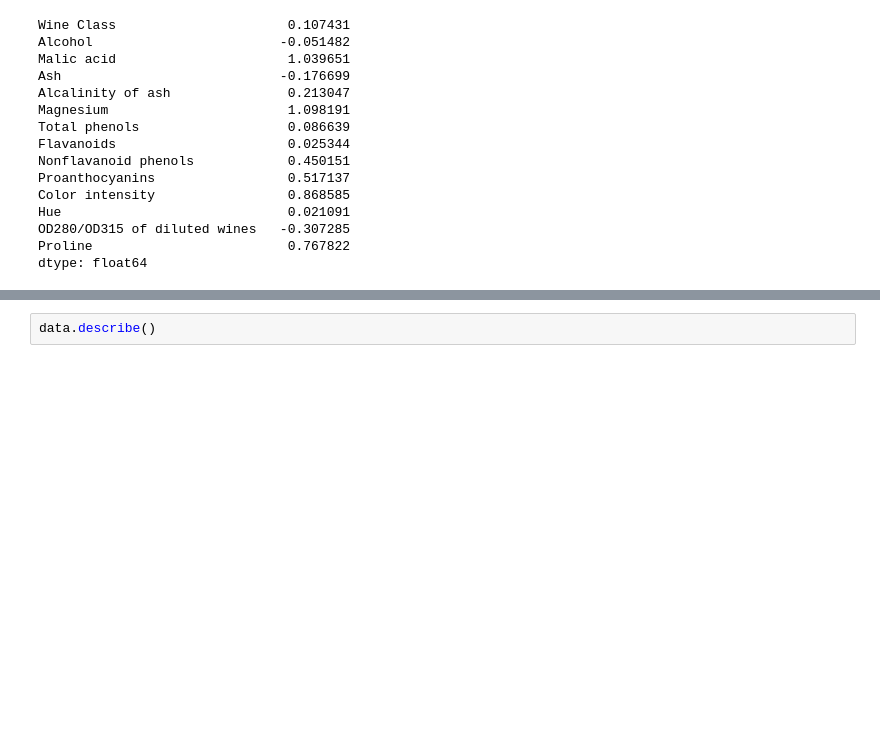
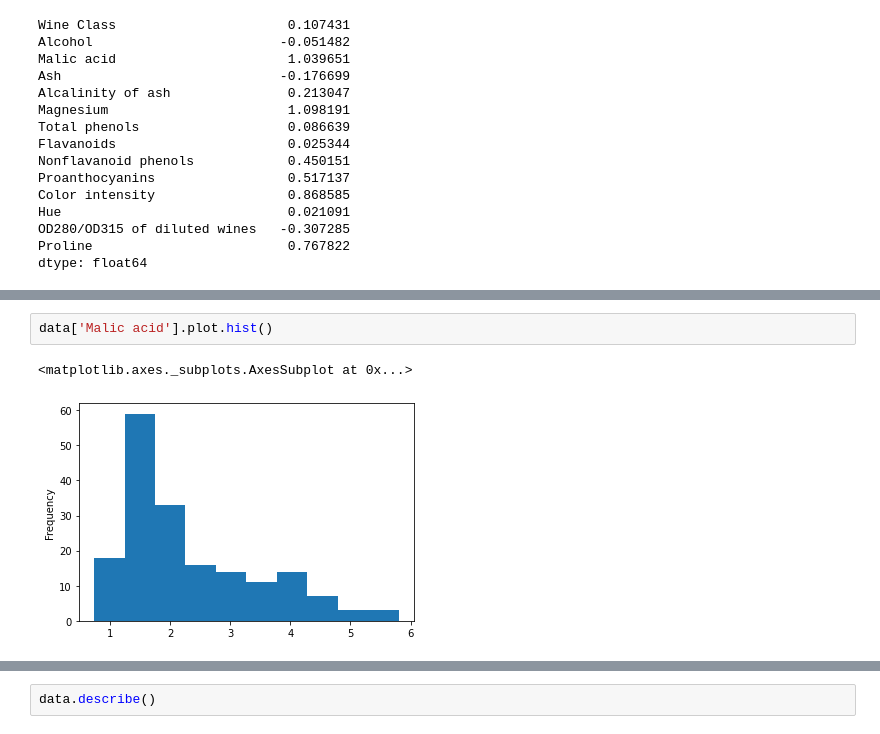
Before and after one commit to Dileep759/Dileep-Project-Files1, a Jupyter notebook: wine dataset.ipynb, the cells around one changed output, grey strips where cells are left out. Saved outputs shown, nothing was run; the diff lists cells and outputs as text; blank space fills up the shorter version.

```diff
--- a/wine dataset.ipynb
+++ b/wine dataset.ipynb
@@ -68,0 +76,5 @@ dtype: float64
+# %%
+data['Malic acid'].plot.hist()
+# %% [output]
+<matplotlib.axes._subplots.AxesSubplot at 0x...>
+[figure, added]
```
Also changed, not shown: parts of 65 cells of this notebook.
